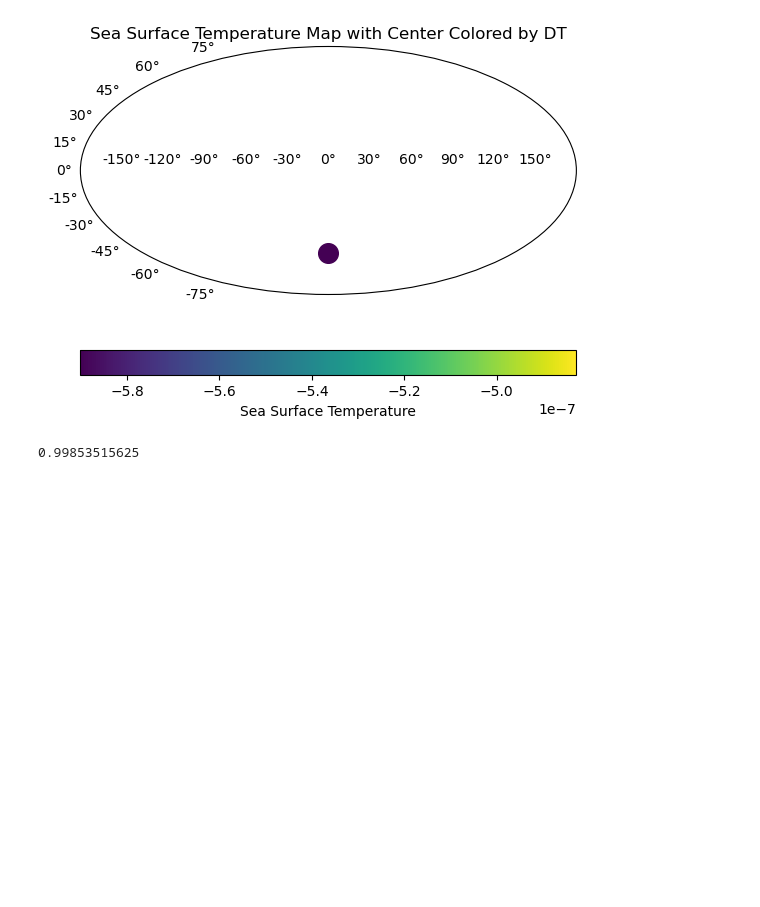
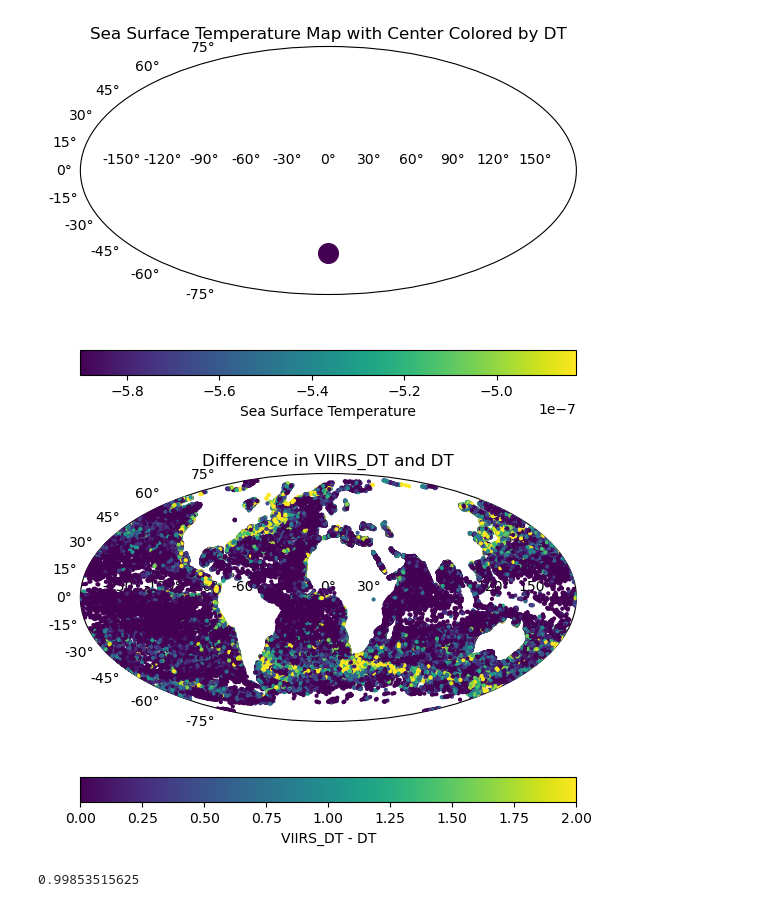
Before and after one commit to AI-for-Ocean-Science/ulmo, a Jupyter notebook: ulmo/sst_l3s/plotting_s3_extractions.ipynb, the cells around one changed output. Cells and saved outputs as stored; diff of their text form; code cells hidden in the pictures; blank space fills up the shorter version.

```diff
--- a/ulmo/sst_l3s/plotting_s3_extractions.ipynb
+++ b/ulmo/sst_l3s/plotting_s3_extractions.ipynb
@@ -86,6 +79,46 @@ cbar.set_label('Sea Surface Temperature')
 plt.show()
 # %% [output]
 [figure]
+# %%
+nside = 8
+npix = hp.nside2npix(nside)
+
+cutout_indices = metadata[:, [8, 20, 21, 35]]
+num_cutouts = len(cutout_indices)
+
+center_lat_values = np.zeros(num_cutouts)
+center_lon_values = np.zeros(num_cutouts)
+dt_values = np.zeros(num_cutouts)
+
+for i in range(num_cutouts):
+    viirs_dt = float(cutout_indices[i, 0])
+    lat = float(cutout_indices[i, 1])
+    lon = float(cutout_indices[i, 2])
+    dt = float(cutout_indices[i, 3])
+
+    center_lat_values[i] = lat
+    center_lon_values[i] = lon
+
+    dt_values[i] = viirs_dt - dt
+
+# Calculate the Healpy map using your sea surface temperature data (replace flat_sst_data with your data)
+hp_map = np.zeros(npix)
+for i in range(npix):
+    hp_map[i] = np.mean(dt_values[i * (4096 // npix):(i + 1) * (4096 // npix)])  # Adjust how the grid is averaged
+
+# Plot the Healpy map and add dots at each array's value of DT with center latitude and longitude from metadata
+fig, ax = plt.subplots(subplot_kw={'projection': 'mollweide'})
+# Replace hp_map with your calculated Healpy map
+# im = ax.scatter(lon, lat, c=hp_map, cmap='viridis', s=10)
+im = ax.scatter(np.radians(center_lon_values), np.radians(center_lat_values), c=dt_values, cmap='viridis', s=4, linewidth=1, zorder=10, vmin = 0, vmax = 2)
+#hp.cartview(hp_map, cmap='viridis', lonra=[-180, 180], latra=[-90, 90], cbar=False, hold=True)
+ax.set_title('Difference in VIIRS_DT and DT')
+cbar = plt.colorbar(im, ax=ax, orientation='horizontal')
+cbar.set_label('VIIRS_DT - DT')
+
+plt.show()
+# %% [output]
+[figure, added]
 # %%
 # rest of this code does not work
 
```
Also changed, not shown: parts of 1 cell of this notebook.
